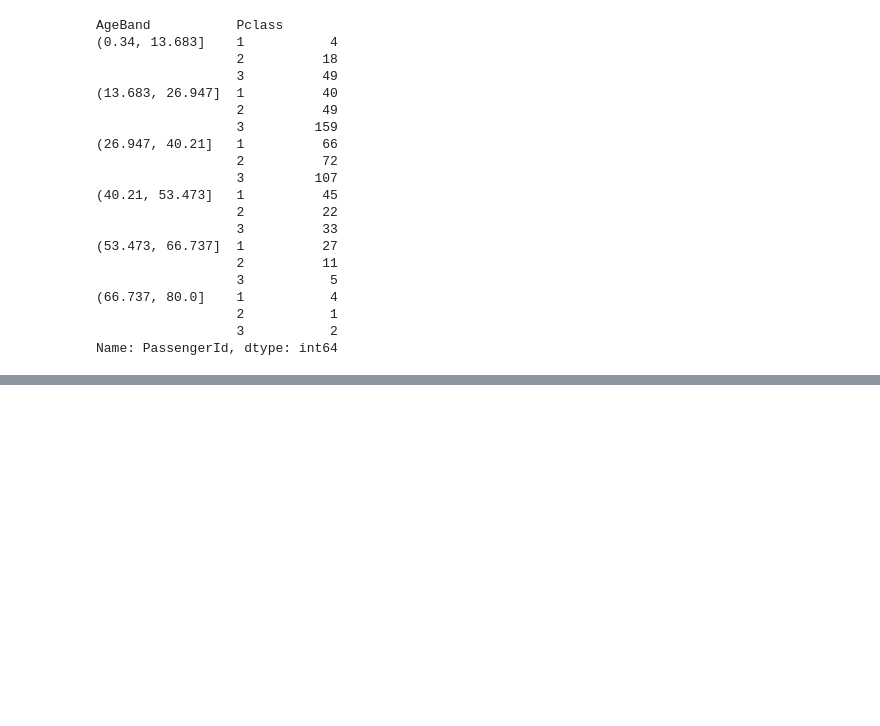
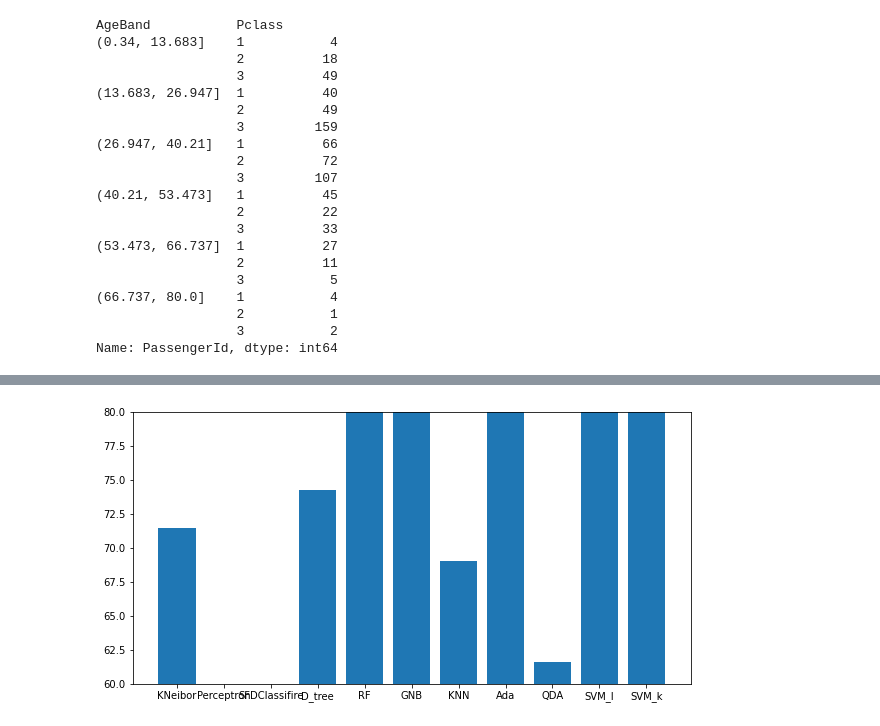
Before and after one commit to Frankensosege/Tatanic-Competition, a Jupyter notebook: Titanic_Competition.ipynb, the cells around one changed output, grey strips where cells are left out. Cells and saved outputs as stored; diff of their text form; code cells hidden in the pictures; blank space fills up the shorter version.

```diff
--- a/Titanic_Competition.ipynb
+++ b/Titanic_Competition.ipynb
@@ -336,0 +422,4 @@ print(titanic_all.tail())
+# %%
+train_pri_df['Title'] = train_pri_df.apply(lambda x:retitle(x['Title']), axis=1)
+print(train_pri_df.head())
+test_df['Title'] = test_df.apply(lambda x:retitle(x['Title']), axis=1)
@@ -336,0 +455,13 @@ print(titanic_all.tail())
+# %%
+title_mapping = {"Mr": 1, "noble": 2, "soldier": 3, "Dr": 4, "Master": 5, 'Miss':6, 'Mrs':7}
+train_pri_df['Title'] = train_pri_df['Title'].map(title_mapping)
+train_pri_df.fillna(value={'Title':0}, inplace=True)
+
+test_df['Title'] = test_df['Title'].map(title_mapping)
+test_df.fillna(value={'Title':0}, inplace=True)
+# %%
+train_pri_df.drop(['Survived', 'Name', 'Ticket', 'Cabin', 'AgeBand', 'FareBand'], axis=1, inplace=True)
+test_df.drop(['Name', 'Ticket', 'Cabin'], axis=1, inplace=True)
+
+train_pri_df.info()
+test_df.info()
@@ -336,0 +486,3 @@ print(titanic_all.tail())
+# %%
+train_pri_df['Sex'] = train_pri_df['Sex'].map( {'female': 0, 'male': 1} ).astype(int)
+test_df['Sex'] = test_df['Sex'].map( {'female': 0, 'male': 1} ).astype(int)
@@ -336,0 +505,61 @@ print(titanic_all.tail())
+# %%
+from sklearn.model_selection import train_test_split, cross_val_score, StratifiedKFold
+from sklearn.linear_model import LogisticRegression
+from sklearn.svm import SVC, LinearSVC
+from sklearn.ensemble import RandomForestClassifier, AdaBoostClassifier, VotingClassifier, BaggingClassifier
+from sklearn.neighbors import KNeighborsClassifier
+from sklearn.naive_bayes import GaussianNB
+from sklearn.linear_model import Perceptron
+from sklearn.linear_model import SGDClassifier
+from sklearn.tree import DecisionTreeClassifier
+from sklearn.discriminant_analysis import QuadraticDiscriminantAnalysis
+import matplotlib.pyplot as plt
+
+classifiers = [KNeighborsClassifier(n_neighbors = 3),
+               Perceptron(),
+               SGDClassifier(),
+               DecisionTreeClassifier(),
+               RandomForestClassifier(),
+               GaussianNB(),
+               KNeighborsClassifier(),
+               SVC(kernel='linear'),
+               SVC(kernel='rbf'),
+               AdaBoostClassifier(),
+               QuadraticDiscriminantAnalysis(),
+               VotingClassifier(estimators=[('1', AdaBoostClassifier()),
+                                            ('2', RandomForestClassifier()),
+                                            ('3', SVC(kernel='linear'))])]
+classifier_names = ['KNeibor',
+                    'Perceptron',
+                    'SFDClassifire',
+                    'D_tree',
+                    'RF',
+                    'GNB',
+                    'KNN',
+                    'Ada',
+                    'QDA',
+                    'SVM_l',
+                    'SVM_k']
+modelaccuraies=[]
+modelmeans=[]
+modelnames=[]
+
+classifier_data = zip(classifier_names, classifiers)
+for classifier_name, classifier in classifier_data:
+  skf = StratifiedKFold(n_splits=10, shuffle=True)
+  accuracies = cross_val_score(classifier, X=train_pri_df, y=train_target, cv=skf)
+  print("Mean accuracy of", classifier_name, ":{:.2f} %".format(accuracies.mean()*100))
+  modelaccuraies.append(accuracies)
+  modelmeans.append(accuracies.mean()*100)
+  modelnames.append(classifier_name)
+
+plt.figure(figsize=(10,5))
+plt.ylim([60, 80])
+plt.bar(modelnames, modelmeans)
+
+fig = plt.figure(figsize=(10,5))
+ax = fig.add_subplot(111)
+ax.boxplot(modelaccuraies)
+ax.set_xticklabels(modelnames)
+plt.show()
+# %% [output]
@@ -336,0 +577 @@ print(titanic_all.tail())
+[figure, added]
```
Also changed, not shown: parts of 41 cells of this notebook.
